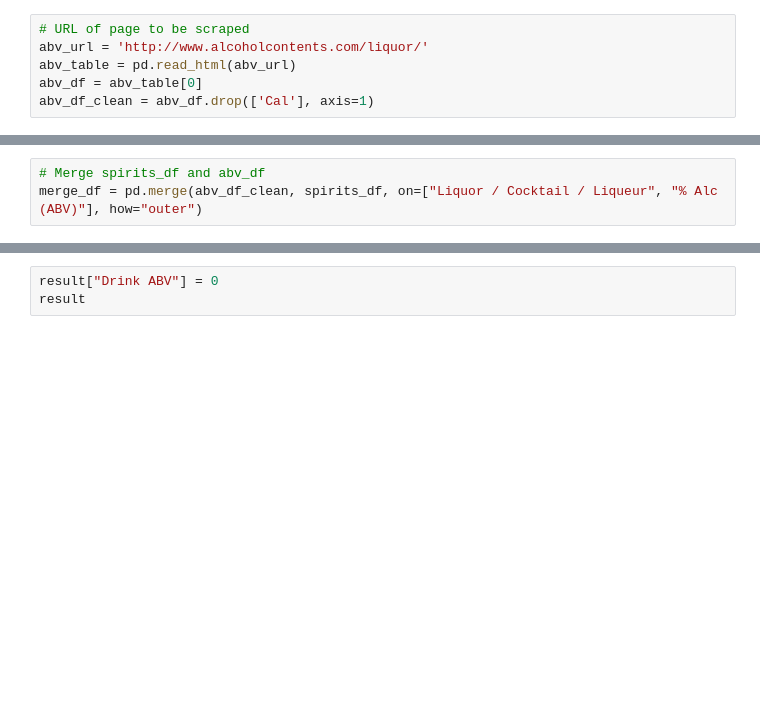
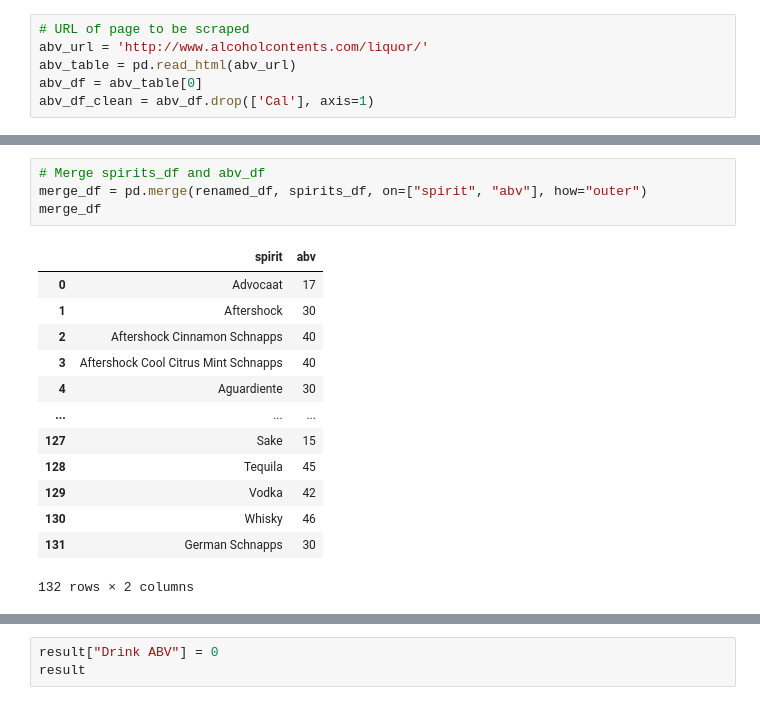
Before and after one commit to rclassit/Project-2, a Jupyter notebook: Cocktail Recipe Data Cleaning 2.ipynb, the cells around one changed output, grey strips where cells are left out. Cells and saved outputs as stored; diff of their text form; blank space fills up the shorter version.

```diff
--- a/Cocktail Recipe Data Cleaning 2.ipynb
+++ b/Cocktail Recipe Data Cleaning 2.ipynb
@@ -227,4 +265,19 @@ spirits_df = pd.DataFrame(common_spirits)
 # %%
 # Merge spirits_df and abv_df
-merge_df = pd.merge(abv_df_clean, spirits_df, on=["Liquor / Cocktail / Liqueur", "% Alc (ABV)"], how="outer")
+merge_df = pd.merge(renamed_df, spirits_df, on=["spirit", "abv"], how="outer")
+merge_df
+# %% [output]
+|  | spirit | abv |
+| 0 | Advocaat | 17 |
+| 1 | Aftershock | 30 |
+| 2 | Aftershock Cinnamon Schnapps | 40 |
+| 3 | Aftershock Cool Citrus Mint Schnapps | 40 |
+| 4 | Aguardiente | 30 |
+| ... | ... | ... |
+| 127 | Sake | 15 |
+| 128 | Tequila | 45 |
+| 129 | Vodka | 42 |
+| 130 | Whisky | 46 |
+| 131 | German Schnapps | 30 |
+132 rows × 2 columns
 # %%
```
Also changed, not shown: parts of 7 cells of this notebook.
